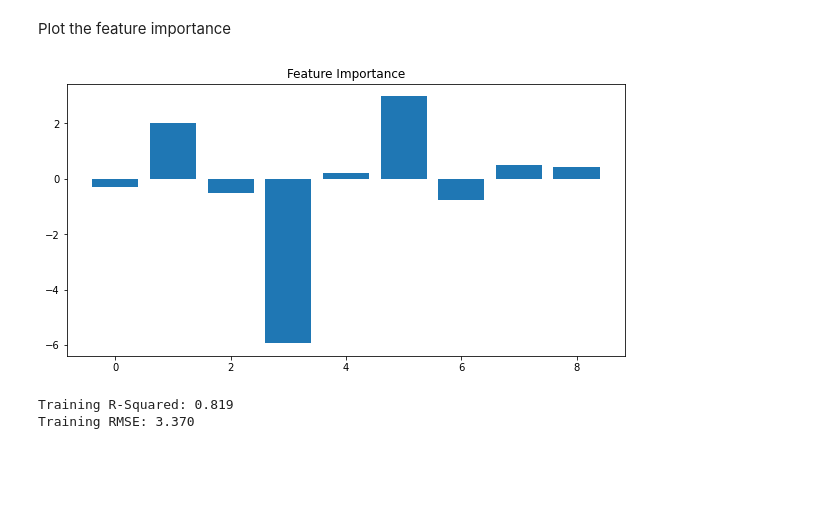
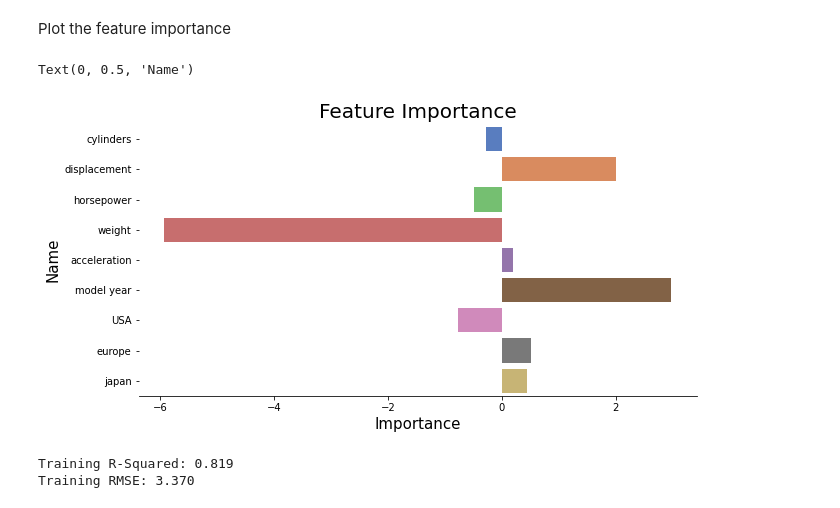
Before and after one commit to trizkynoviandy/vehicle-fuel-efficiency-prediction, a Jupyter notebook: vehicle-fuel-efficiency.ipynb, the cells around one changed output. Drawn from its saved outputs; the diff is of its cells as text; code cells hidden in the pictures; blank space fills up the shorter version.

```diff
--- a/vehicle-fuel-efficiency.ipynb
+++ b/vehicle-fuel-efficiency.ipynb
@@ -184,13 +193,16 @@ feature_importance
 | 8 | japan | 0.435069 |
 # %% [markdown]
 Plot the feature importance
-# %%
-plt.figure(figsize=(10,5))
-plt.bar([x for x in range(len(importance[0]))], importance[0])
-plt.title('Feature Importance')
-plt.show()
-# %% [output]
-[figure, removed]
+# %%
+fig, ax = plt.subplots(figsize=(10, 5))
+sns.barplot(x=feature_importance['Importance'], y=feature_importance['Name'], palette="muted", ax=ax);
+sns.despine(left=True)
+ax.set_title("Feature Importance", fontsize=20)
+ax.set_xlabel("Importance", fontsize=15)
+ax.set_ylabel("Name", fontsize=15)
+# %% [output]
+Text(0, 0.5, 'Name')
+[figure, added]
 # %%
 training_predicted = pipe.predict(X_train)
 
```
Also changed, not shown: parts of 6 cells of this notebook.
